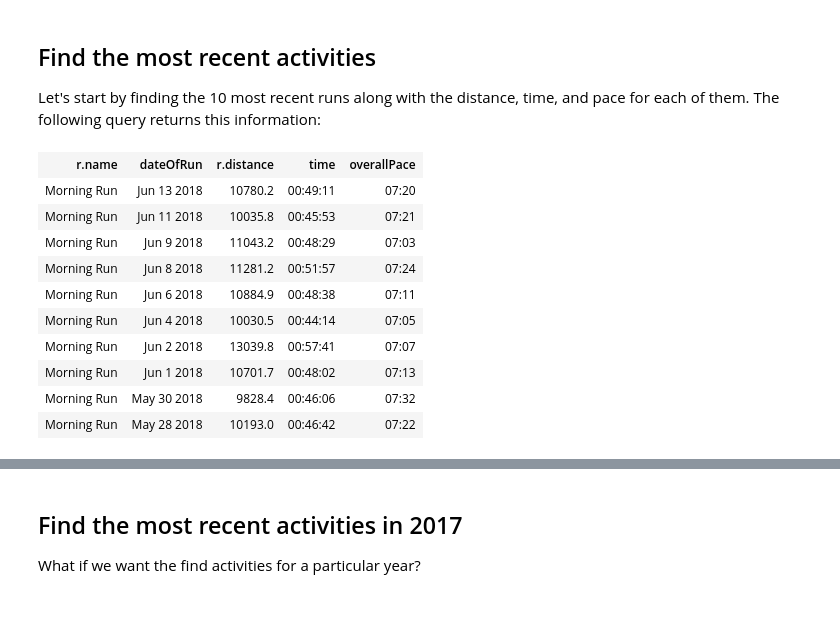
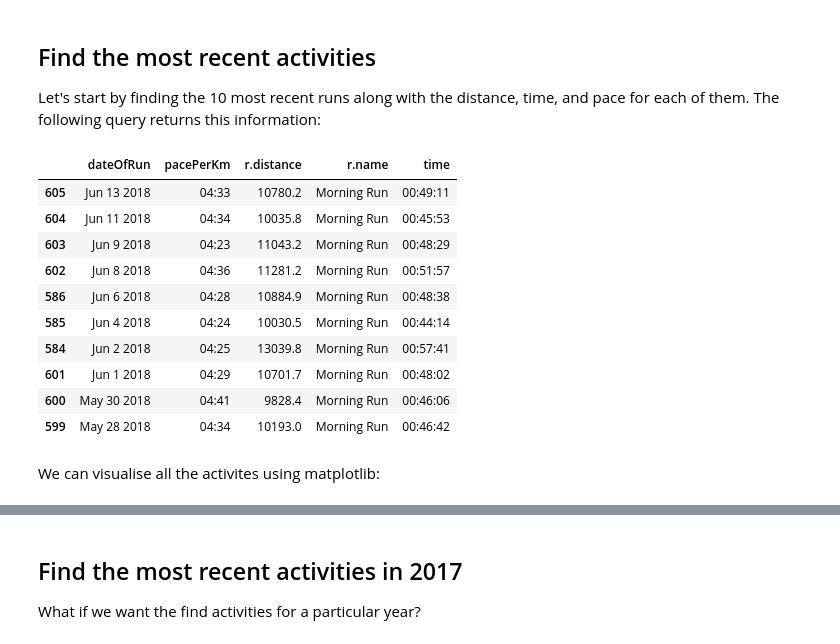
Before and after one commit to mneedham/strava, a Jupyter notebook: Strava.ipynb, the cells around one changed output, grey strips where cells are left out. Saved outputs shown, nothing was run; the diff lists cells and outputs as text; code cells hidden in the pictures; blank space fills up the shorter version.

```diff
--- a/Strava.ipynb
+++ b/Strava.ipynb
@@ -13,28 +13,30 @@ graph = Graph("bolt://localhost:7687", auth=("neo4j", "neo"))
 Let's start by finding the 10 most recent runs along with the distance, time, and pace for each of them.
 The following query returns this information:
 # %%
-graph.run("""\
+recent_runs_df = graph.run("""\
 MATCH (r:Run)
 WITH r { .id, .startDate, .name, .movingTime, .distance,
-           pace: duration({seconds: r.movingTime.seconds / r.distance * 1609.34})
+           pace: duration({seconds: r.movingTime.seconds / r.distance * 1000})
          }
 RETURN r.name,
        apoc.date.format(r.startDate.epochSeconds, 's', 'MMM d yyyy') AS dateOfRun,
        r.distance,
        apoc.date.format(r.movingTime.milliseconds, 'ms', 'HH:mm:ss') AS time,
-       apoc.date.format(r.pace.milliseconds, "ms", "mm:ss") AS overallPace
-ORDER BY r.startDate DESC
-LIMIT 10
-""").to_table()
+       apoc.date.format(r.pace.milliseconds, "ms", "mm:ss") AS pacePerKm,
+       r.startDate AS startDate
+""").to_data_frame()
+recent_runs_df.sort_values(by = ["startDate"], ascending=False).drop(["startDate"], axis=1).head(10)
 # %% [output]
-| r.name | dateOfRun | r.distance | time | overallPace |
-| Morning Run | Jun 13 2018 | 10780.2 | 00:49:11 | 07:20 |
-| Morning Run | Jun 11 2018 | 10035.8 | 00:45:53 | 07:21 |
-| Morning Run | Jun 9 2018 | 11043.2 | 00:48:29 | 07:03 |
-| Morning Run | Jun 8 2018 | 11281.2 | 00:51:57 | 07:24 |
-| Morning Run | Jun 6 2018 | 10884.9 | 00:48:38 | 07:11 |
-| Morning Run | Jun 4 2018 | 10030.5 | 00:44:14 | 07:05 |
-| Morning Run | Jun 2 2018 | 13039.8 | 00:57:41 | 07:07 |
-| Morning Run | Jun 1 2018 | 10701.7 | 00:48:02 | 07:13 |
-| Morning Run | May 30 2018 | 9828.4 | 00:46:06 | 07:32 |
-| Morning Run | May 28 2018 | 10193.0 | 00:46:42 | 07:22 |
+|  | dateOfRun | pacePerKm | r.distance | r.name | time |
+| 605 | Jun 13 2018 | 04:33 | 10780.2 | Morning Run | 00:49:11 |
+| 604 | Jun 11 2018 | 04:34 | 10035.8 | Morning Run | 00:45:53 |
+| 603 | Jun 9 2018 | 04:23 | 11043.2 | Morning Run | 00:48:29 |
+| 602 | Jun 8 2018 | 04:36 | 11281.2 | Morning Run | 00:51:57 |
+| 586 | Jun 6 2018 | 04:28 | 10884.9 | Morning Run | 00:48:38 |
+| 585 | Jun 4 2018 | 04:24 | 10030.5 | Morning Run | 00:44:14 |
+| 584 | Jun 2 2018 | 04:25 | 13039.8 | Morning Run | 00:57:41 |
+| 601 | Jun 1 2018 | 04:29 | 10701.7 | Morning Run | 00:48:02 |
+| 600 | May 30 2018 | 04:41 | 9828.4 | Morning Run | 00:46:06 |
+| 599 | May 28 2018 | 04:34 | 10193.0 | Morning Run | 00:46:42 |
+# %% [markdown]
+We can visualise all the activites using matplotlib:
```
Also changed, not shown: parts of 19 cells of this notebook, 2 other files.
